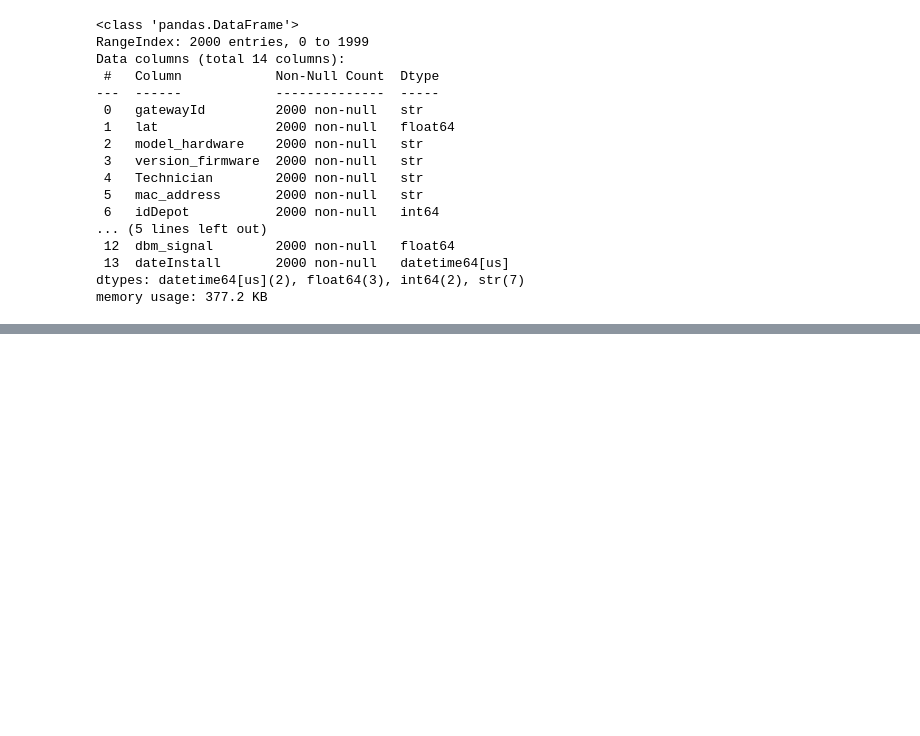
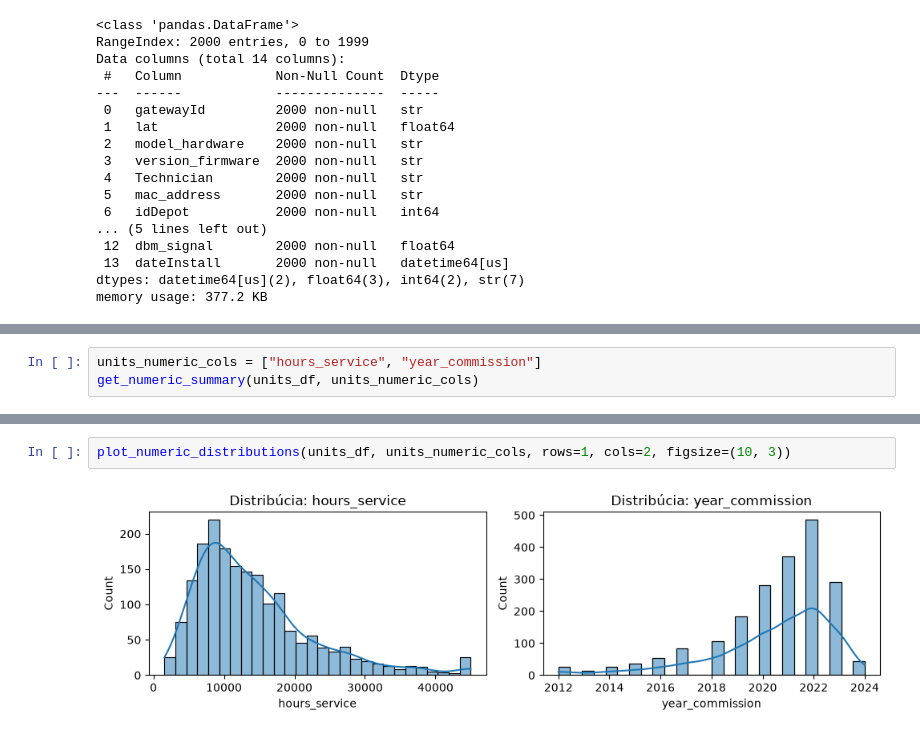
Before and after one commit to Langos428/IAU_projekt, a Jupyter notebook: projekt.ipynb, the cells around one changed output, grey strips where cells are left out. Drawn from its saved outputs; the diff is of its cells as text; blank space fills up the shorter version.

```diff
--- a/projekt.ipynb
+++ b/projekt.ipynb
@@ -176,0 +265,3 @@ memory usage: 377.2 KB
+# %%
+units_numeric_cols = ["hours_service", "year_commission"]
+get_numeric_summary(units_df, units_numeric_cols)
@@ -176,0 +286,4 @@ memory usage: 377.2 KB
+# %%
+plot_numeric_distributions(units_df, units_numeric_cols, rows=1, cols=2, figsize=(10, 3))
+# %% [output]
+[figure, added]
```
Also changed, not shown: parts of 17 cells of this notebook.
